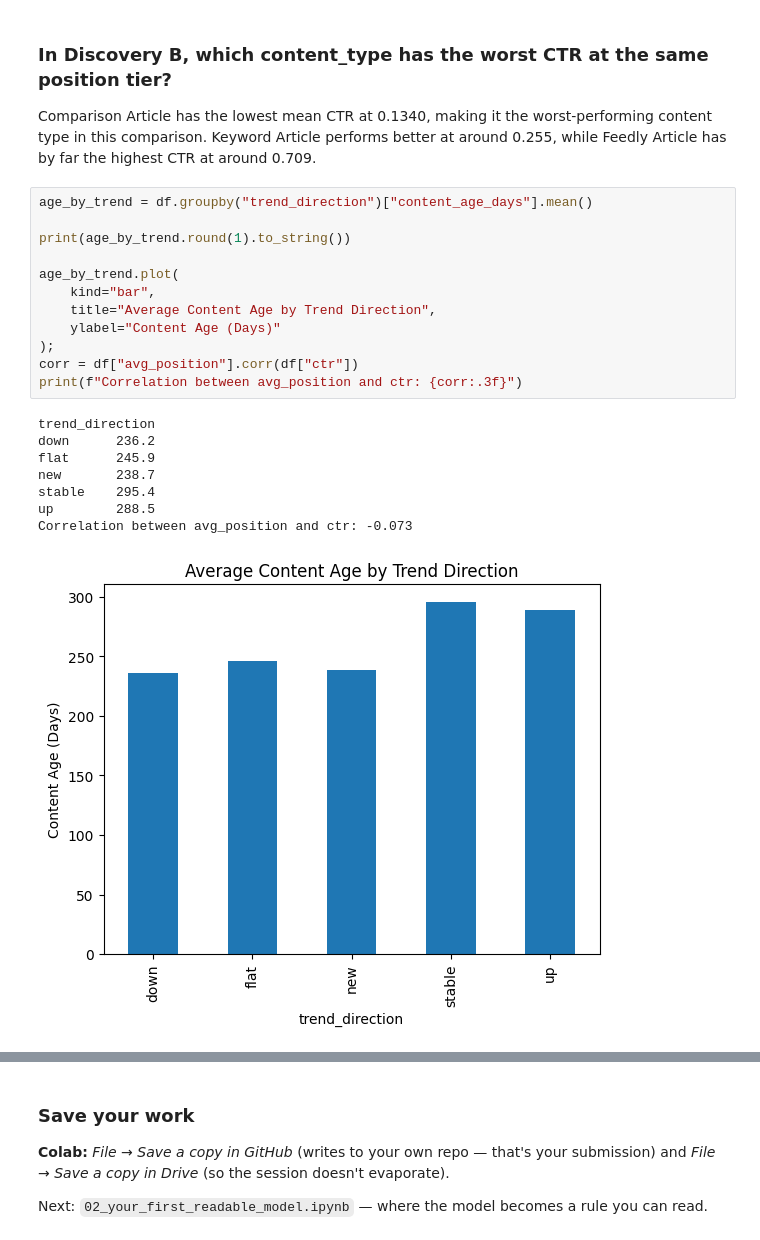
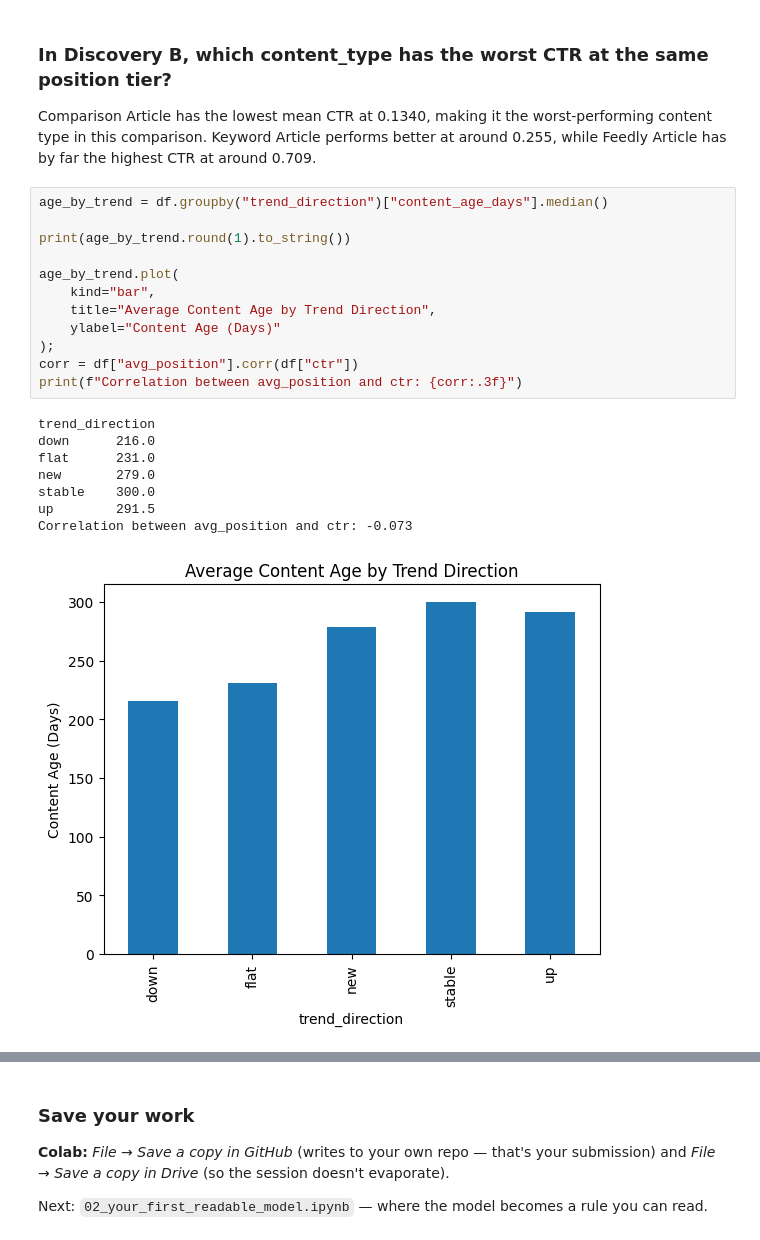
Before and after one commit to Ali-Haider987/alihaider-flyrank-ml, a Jupyter notebook: notebooks/01_first_look_and_discovery.ipynb, the cells around one changed output, grey strips where cells are left out. Saved outputs shown, nothing was run; the diff lists cells and outputs as text.

Commit message:
Use median instead of mean for content_age_days

```diff
--- a/notebooks/01_first_look_and_discovery.ipynb
+++ b/notebooks/01_first_look_and_discovery.ipynb
@@ -198,26 +198,26 @@ Worst content type: comparison article (CTR = 0.1340)
 ### **In Discovery B, which content_type has the worst CTR at the same position tier?**
 Comparison Article has the lowest mean CTR at 0.1340, making it the worst-performing content type in this comparison. Keyword Article performs better at around 0.255, while Feedly Article has by far the highest CTR at around 0.709.
 # %%
-age_by_trend = df.groupby("trend_direction")["content_age_days"].mean()
+age_by_trend = df.groupby("trend_direction")["content_age_days"].median()
 
 print(age_by_trend.round(1).to_string())
 
 age_by_trend.plot(
     kind="bar",
     title="Average Content Age by Trend Direction",
     ylabel="Content Age (Days)"
 );
 corr = df["avg_position"].corr(df["ctr"])
 print(f"Correlation between avg_position and ctr: {corr:.3f}")
 # %% [output]
 trend_direction
-down      236.2
-flat      245.9
-new       238.7
-stable    295.4
-up        288.5
+down      216.0
+flat      231.0
+new       279.0
+stable    300.0
+up        291.5
 Correlation between avg_position and ctr: -0.073
-[figure, old version]
+[figure, new version]
 # %% [markdown]
 ###**Another belief to test: does `content_age_days` relate to `trend_direction`? Does `avg_position` relate to `ctr`**
 
```
Also changed, not shown: parts of 1 cell of this notebook.
